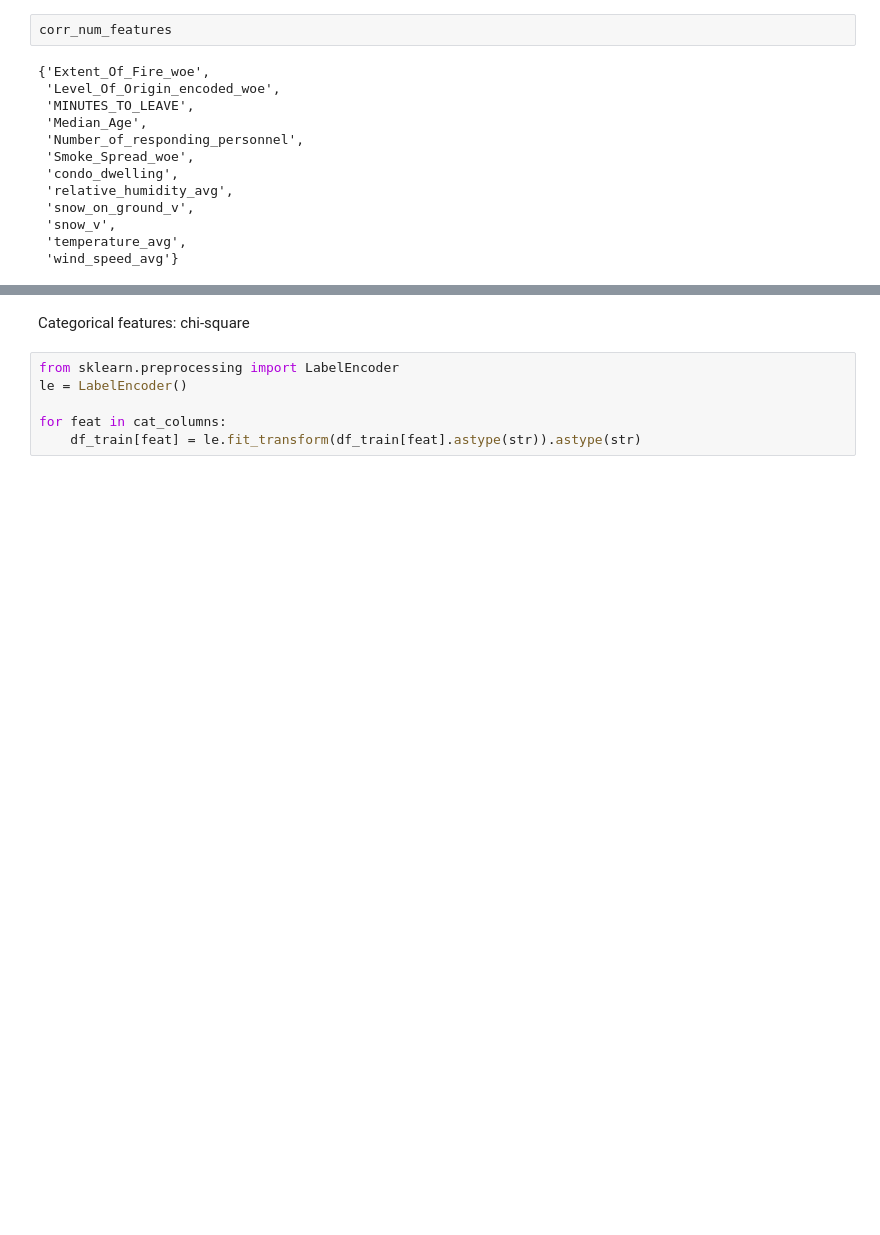
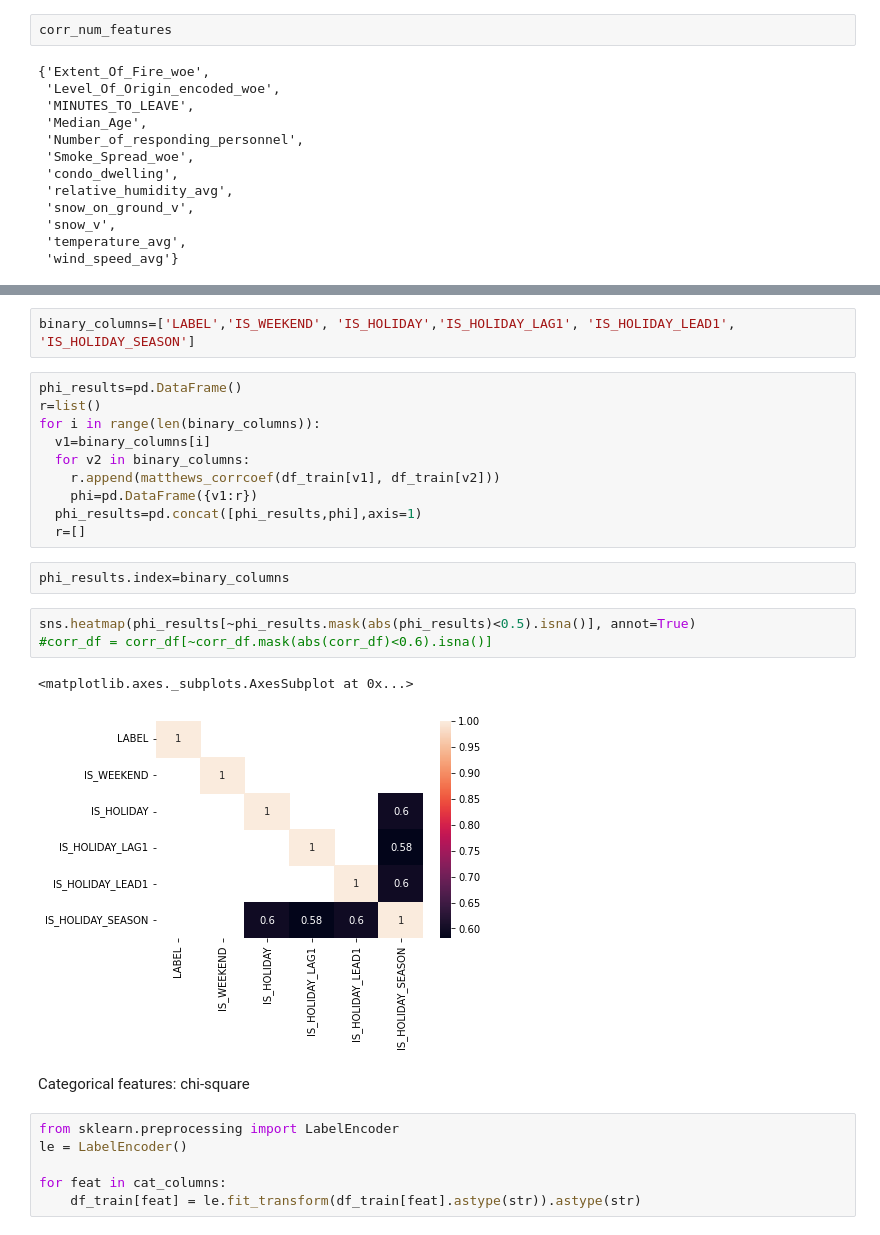
Before and after one commit to JimenaBaripatti/FeatureEngineering, a Jupyter notebook: Fire_Feature_Selection.ipynb, the cells around one changed output, grey strips where cells are left out. Cells and saved outputs as stored; diff of their text form; blank space fills up the shorter version.

```diff
--- a/Fire_Feature_Selection.ipynb
+++ b/Fire_Feature_Selection.ipynb
@@ -206,3 +249,23 @@ corr_num_features
+# %%
+binary_columns=['LABEL','IS_WEEKEND', 'IS_HOLIDAY','IS_HOLIDAY_LAG1', 'IS_HOLIDAY_LEAD1', 'IS_HOLIDAY_SEASON']
+# %%
+phi_results=pd.DataFrame()
+r=list()
+for i in range(len(binary_columns)):
+  v1=binary_columns[i]
+  for v2 in binary_columns:
+    r.append(matthews_corrcoef(df_train[v1], df_train[v2]))
+    phi=pd.DataFrame({v1:r})
+  phi_results=pd.concat([phi_results,phi],axis=1)
+  r=[]
+# %%
+phi_results.index=binary_columns
+# %%
+sns.heatmap(phi_results[~phi_results.mask(abs(phi_results)<0.5).isna()], annot=True)
+#corr_df = corr_df[~corr_df.mask(abs(corr_df)<0.6).isna()]
+# %% [output]
+<matplotlib.axes._subplots.AxesSubplot at 0x...>
+[figure, added]
 # %% [markdown]
 Categorical features: chi-square
 # %%
```
Also changed, not shown: parts of 21 cells of this notebook.
